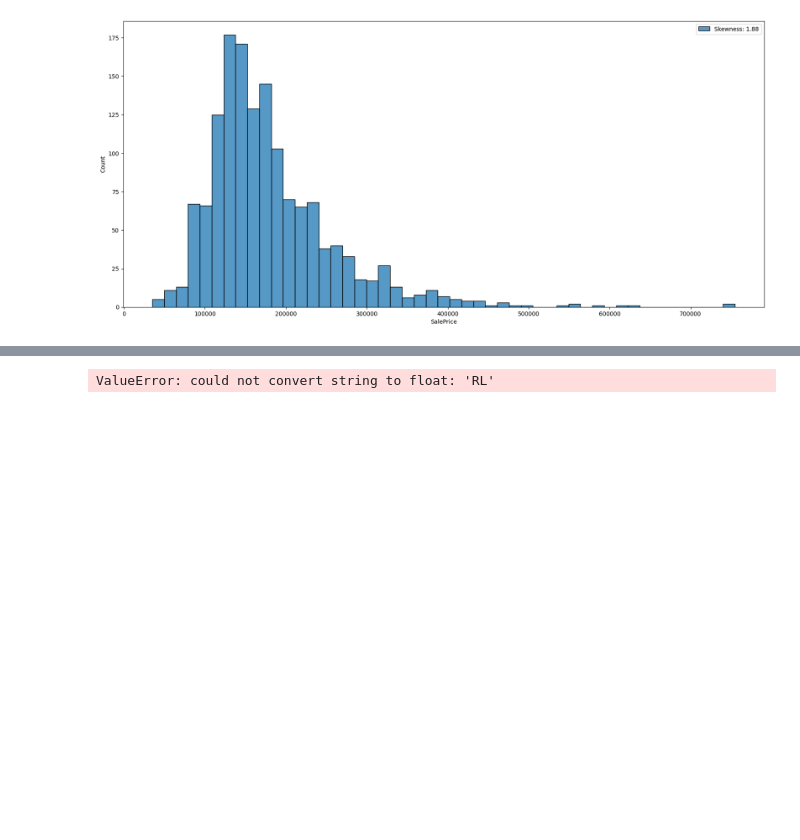
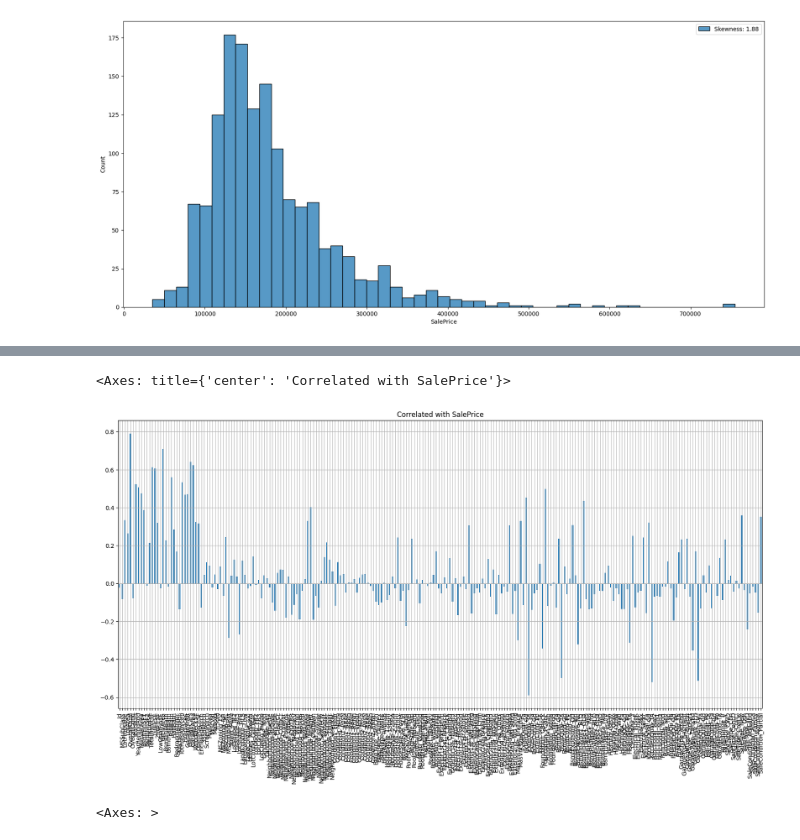
Before and after one commit to Dei-gratia/Machine-Learning-Projects, a Jupyter notebook: Machine Learning & Deep Learning Projects/House_prices_prediction.ipynb, the cells around one changed output, grey strips where cells are left out. Drawn from its saved outputs; the diff is of its cells as text; code cells hidden in the pictures; blank space fills up the shorter version.

```diff
--- a/Machine Learning & Deep Learning Projects/House_prices_prediction.ipynb
+++ b/Machine Learning & Deep Learning Projects/House_prices_prediction.ipynb
@@ -206,0 +206,4 @@ plt.show()
+# %%
+#encode categorical values
+dataset = pd.get_dummies(data=dataset, drop_first=True)
+dataset
@@ -207,7 +224,17 @@ plt.show()
+# %%
+data = dataset.drop(columns="SalePrice")
+data.shape
+
+data.corrwith(dataset["SalePrice"]).plot.bar(
+    figsize=(20, 9), title="Correlated with SalePrice", grid=True
+)
+# %% [output]
+<Axes: title={'center': 'Correlated with SalePrice'}>
+[figure, added]
 # %%
 #heatmap
 corr = dataset.corr()
 plt.figure(figsize=(25, 25))
 sns.heatmap(corr, annot=True)
 # %% [output]
-ValueError: could not convert string to float: 'RL'
+<Axes: >
```
Also changed, not shown: parts of 3 cells of this notebook.
